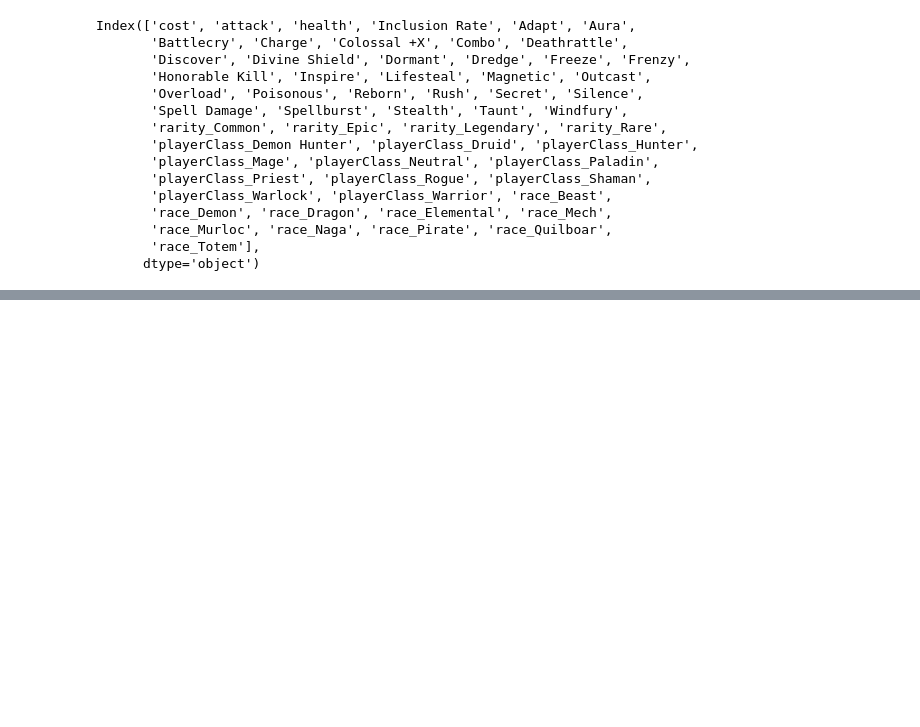
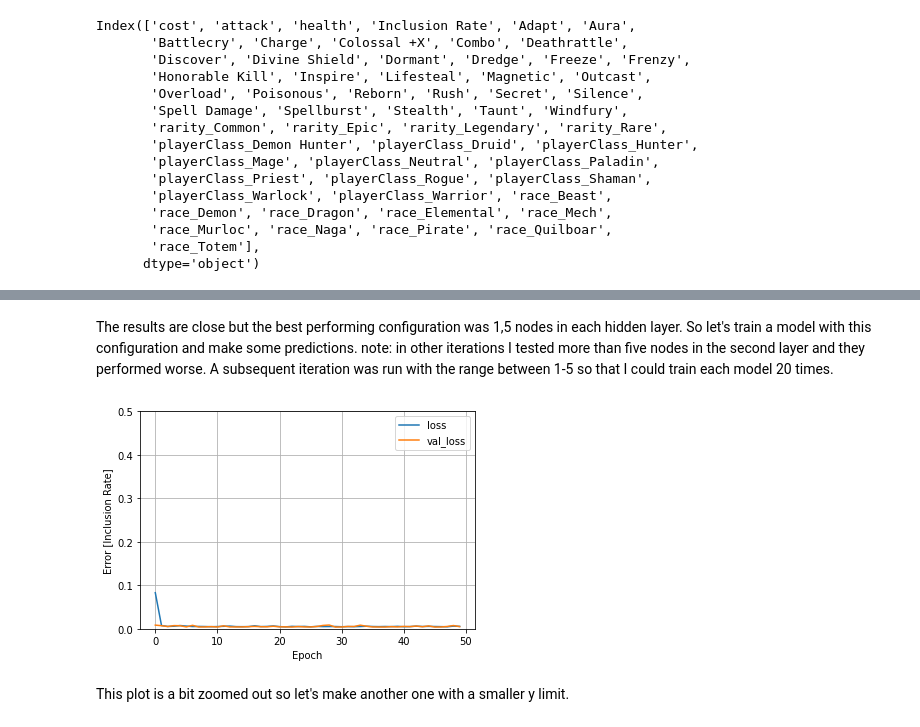
Before and after one commit to jaspermwilson/Hearthstone_Card_Regression, a Jupyter notebook: JW_Hearthstone_Card_Regression.ipynb, the cells around one changed output, grey strips where cells are left out. Drawn from its saved outputs; the diff is of its cells as text; code cells hidden in the pictures; blank space fills up the shorter version.

```diff
--- a/JW_Hearthstone_Card_Regression.ipynb
+++ b/JW_Hearthstone_Card_Regression.ipynb
@@ -690,0 +848,35 @@ Adding a third hidden layer doesn't seem to make any noticeable improvements, so
+# %% [markdown]
+The results are close but the best performing configuration was 1,5 nodes in each hidden layer. So let's train a model with this configuration and make some predictions.
+note: in other iterations I tested more than five nodes in the second layer and they performed worse. A subsequent iteration was run with the range between 1-5 so that I could train each model 20 times.
+# %%
+s_train_data_final = slightlySmallerDF.sample(frac=0.8, random_state=0)
+s_test_data_final = slightlySmallerDF.drop(s_train_data_final.index)
+
+s_train_labels_final = s_train_data_final.pop('Inclusion Rate')
+s_test_labels_final = s_test_data_final.pop('Inclusion Rate')
+
+s_normalizer.adapt(s_train_data_final)
+
+s_linear_model_final = tf.keras.Sequential([
+    s_normalizer,
+    layers.Dense(units=1),
+    layers.Dense(units=5),
+    layers.Dense(units=1)
+])
+
+s_linear_model_final.compile(
+    optimizer=tf.optimizers.Adam(learning_rate=0.01),
+    loss='mean_absolute_error')
+# %%
+s_history_final = s_linear_model_final.fit(
+    s_train_data_final,
+    s_train_labels_final,
+    epochs=50,
+    verbose=0,
+    validation_split = 0.2)
+
+plot_loss(s_history_final)
+# %% [output]
+[figure, added]
+# %% [markdown]
+This plot is a bit zoomed out so let's make another one with a smaller y limit.
```
Also changed, not shown: parts of 76 cells of this notebook.
